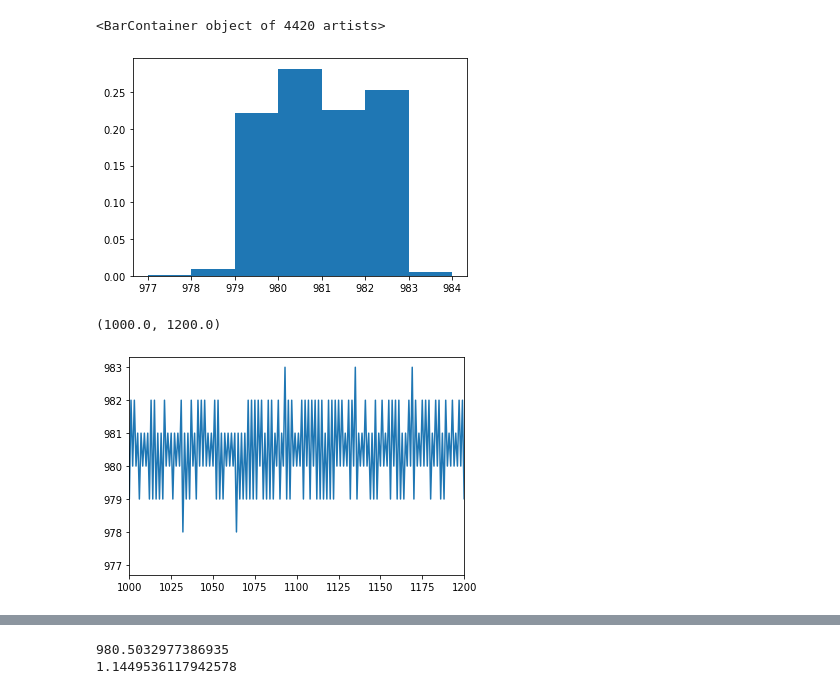
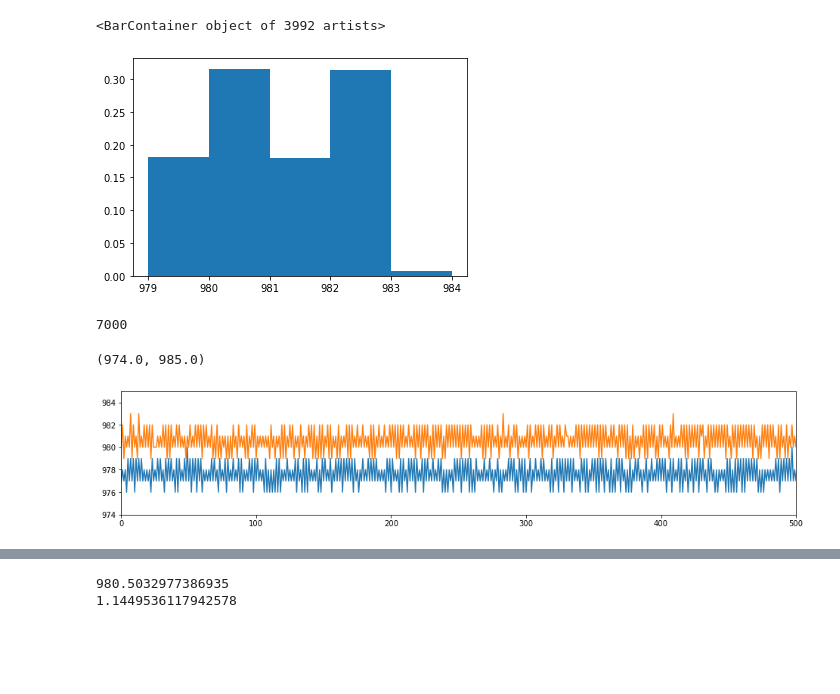
Before and after one commit to SuperNEMO-DBD/PMT-ShapeAnalysis, a Jupyter notebook: pmt_he_study/simulation.ipynb, the cells around one changed output, grey strips where cells are left out. Saved outputs shown, nothing was run; the diff lists cells and outputs as text; code cells hidden in the pictures; blank space fills up the shorter version.

```diff
--- a/pmt_he_study/simulation.ipynb
+++ b/pmt_he_study/simulation.ipynb
@@ -8,6 +10,6 @@ from scipy.optimize import curve_fit
 # %%
 baseline = []
-with open("/Users/williamquinn/Desktop/Baseline.txt", "r") as file:
+with open("/Users/williamquinn/Desktop/PMT_Project/res_data_ch0/Baseline.txt", "r") as file:
     fl = file.readlines()
 
     for i, line in enumerate(fl):
@@ -24,5 +26,5 @@ plt.plot(baseline[1000:1100])
 # %%
-freq, bin_edges = np.histogram(baseline[800:], range=(975,985), bins=10)
+freq, bin_edges = np.histogram(baseline[:500], range=(975,985), bins=10)
 bin_width = bin_edges[2] - bin_edges[1]
 bin_centres = bin_edges[1:] - bin_width/2
 plt.bar(bin_centres, freq/np.sum(freq), width=bin_width)
@@ -37,0 +40,10 @@ print(np.std(baseline[800:]))
+# %%
+diff = []
+for i in range(len(baseline[1:500])):
+    diff.append(baseline[1:500][i] - baseline[:500][i])
+
+d_freq, bin_edges = np.histogram(diff, range=(-5,5), bins=10)
+bin_width = bin_edges[2] - bin_edges[1]
+bin_centres = bin_edges[1:] - bin_width/2
+plt.bar(bin_centres, d_freq/np.sum(d_freq), width=bin_width)
+print(bin_centres)
@@ -53,8 +68,8 @@ for i in range(10000):
 
 plt.bar(x + bin_width/2, y, width=1)
 # %% [output]
-<BarContainer object of 4420 artists>
+<BarContainer object of 3992 artists>
-[figure, old version]
+[figure, new version]
 # %%
 pdf_lower = (freq/np.sum(freq))[0:6]
 pdf_higher = (freq/np.sum(freq))[6:]
@@ -82,9 +98,37 @@ for i in range(7000):
             else:
                 break
         waveform.append(xi)
+# %%
+waveform = []
+d = np.max(d_freq/np.sum(d_freq))
+prev_x = 980
+
+for i in range(7000):
+    while 1:
+        xi = random.randint(a, b)
+        yi = random.uniform(0, c)
+
+        if yi > (freq/np.sum(freq))[xi - 975]:
+            continue
+
+        yi_ = random.uniform(0, d)
+        diff = xi - prev_x + 5
+
+        if yi_ > (d_freq/np.sum(d_freq))[diff]:
+            continue
+
+        waveform.append(xi)
+        prev_x = xi
+        break
+print(len(waveform))
+# %% [output]
+7000
 # %%
-plt.plot(waveform)
-plt.xlim(1000,1200)
+plt.figure(figsize=(16,3))
+plt.plot(np.array(waveform)-3)
+plt.plot(baseline)
+plt.xlim(0, 500)
+plt.ylim(974, 985)
 # %% [output]
-(1000.0, 1200.0)
+(974.0, 985.0)
-[figure, old version]
+[figure, new version]
```
Also changed, not shown: parts of 11 cells of this notebook, 9 other files.
